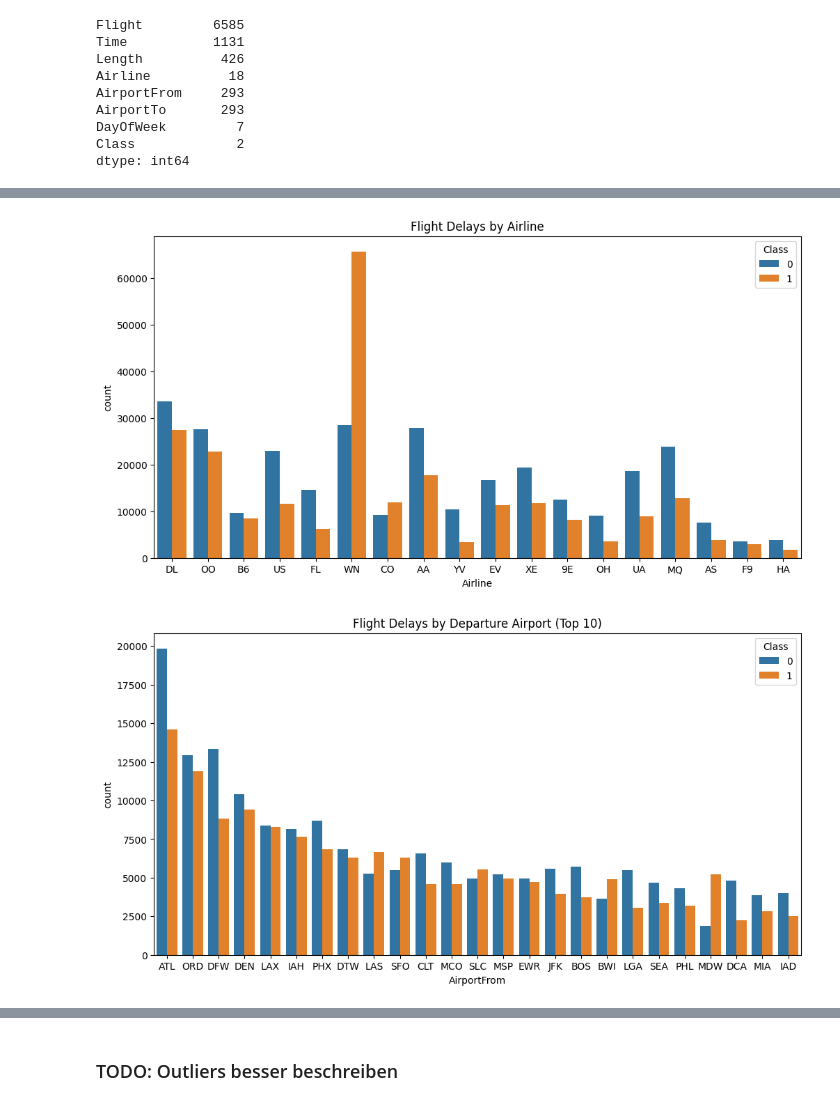
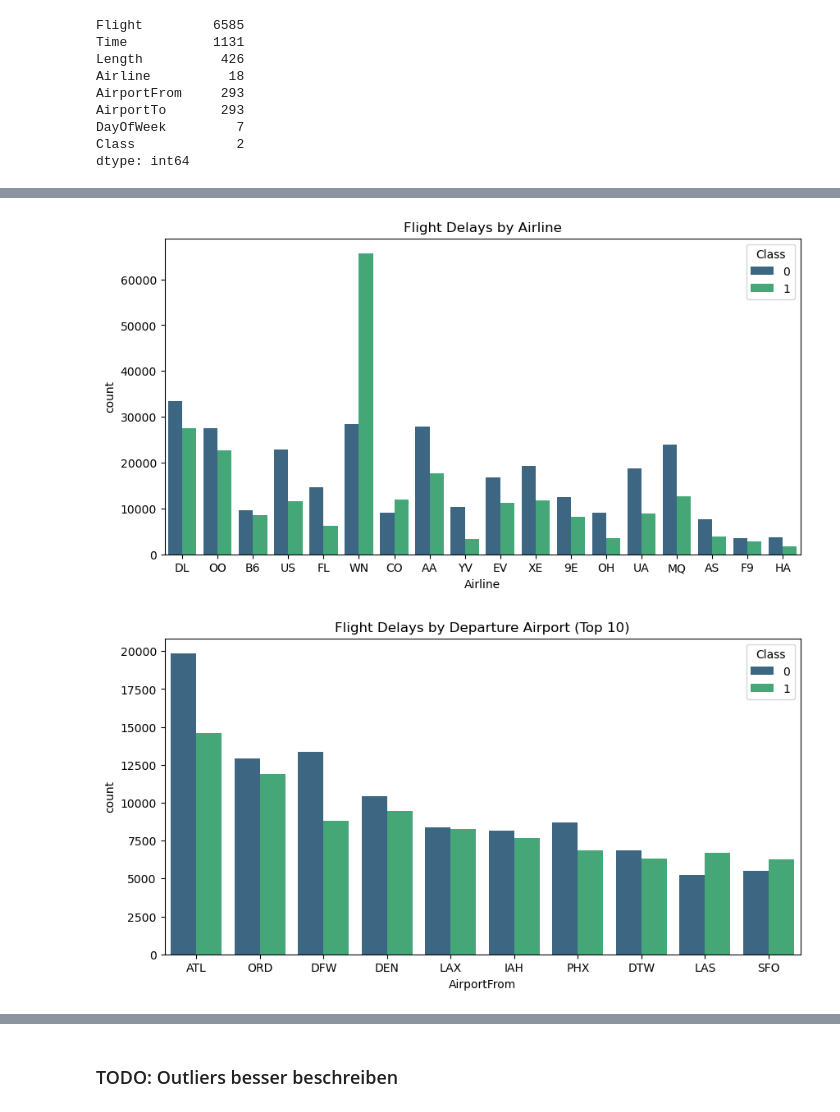
Before and after one commit to pinluis/AirlineDelay, a Jupyter notebook: src/AirlineDelay.ipynb, the cells around one changed output, grey strips where cells are left out. Saved outputs shown, nothing was run; the diff lists cells and outputs as text; code cells hidden in the pictures.

```diff
--- a/src/AirlineDelay.ipynb
+++ b/src/AirlineDelay.ipynb
@@ -127,17 +139,18 @@ Name: Class, dtype: int64
 # %%
-#plotting the delay by airline
-plt.figure(figsize=(12, 6))
-sns.countplot(x='Airline', hue='Class', data=df)
+# Plotting the delay by airline
+plt.figure(figsize=(10, 5))
+sns.countplot(x='Airline', hue='Class', data=df, palette='viridis')
 plt.title('Flight Delays by Airline')
 plt.show()
 # %% [output]
-[figure, old version]
+[figure, new version]
 # %%
-#plotting the delay by departure airport and only showing the top 25 because there are too many airports to show on the graph
-plt.figure(figsize=(12, 6))
-sns.countplot(x='AirportFrom', hue='Class', data=df, order=df['AirportFrom'].value_counts().iloc[:25].index)
+# Plotting the delay by departure airport and only showing the top 10 because there are too many airports to show on the graph
+top_10_airports = df['AirportFrom'].value_counts().iloc[:10].index
+plt.figure(figsize=(10, 5))
+sns.countplot(x='AirportFrom', hue='Class', data=df, order=top_10_airports, palette='viridis')
 plt.title('Flight Delays by Departure Airport (Top 10)')
 plt.show()
 # %% [output]
-[figure, old version]
+[figure, new version]
 # %%
```
Also changed, not shown: parts of 39 cells of this notebook, 10 other files.
